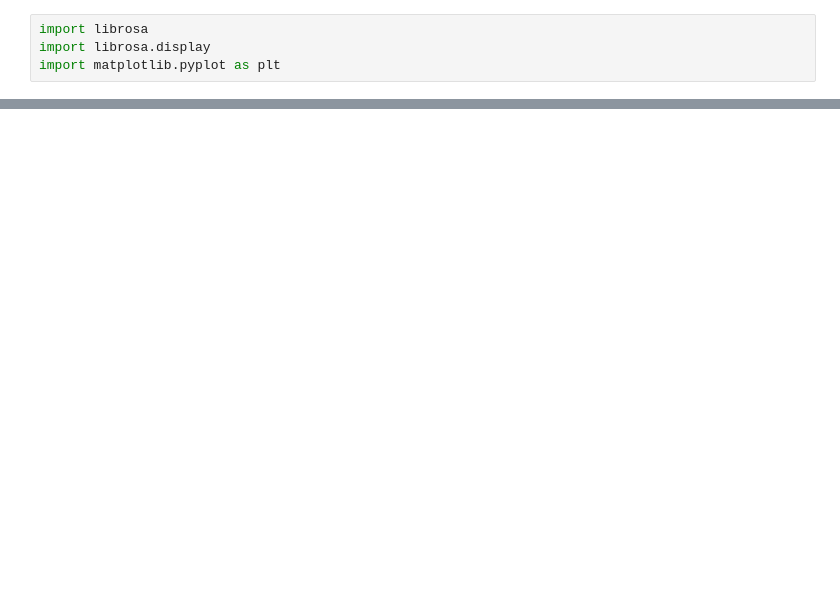
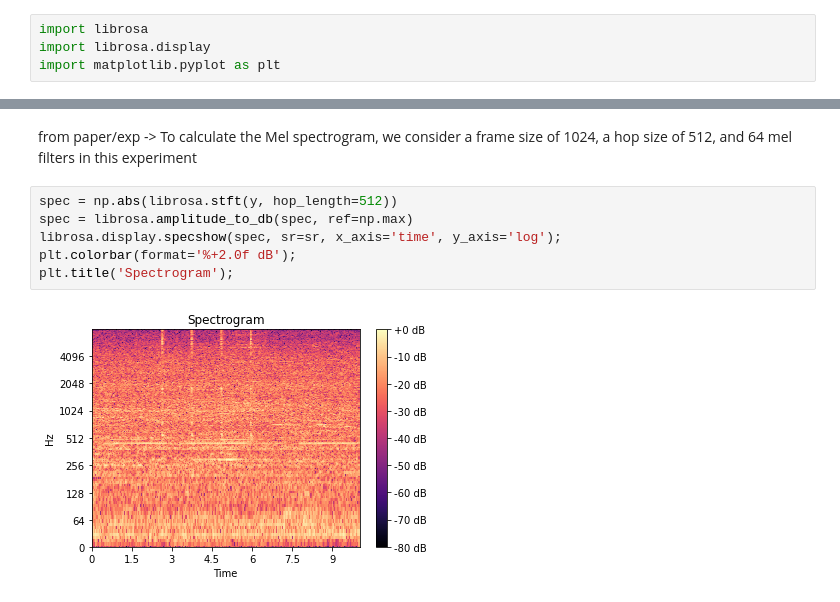
Before and after one commit to danielmendoza4213/motor_graders, a Jupyter notebook: test.ipynb, the cells around one changed output, grey strips where cells are left out. Drawn from its saved outputs; the diff is of its cells as text; blank space fills up the shorter version.

```diff
--- a/test.ipynb
+++ b/test.ipynb
@@ -24,0 +50,11 @@ plt.plot(y)
+# %% [markdown]
+from paper/exp -> To calculate the Mel spectrogram, we consider a frame size of 1024, a hop
+size of 512, and 64 mel filters in this experiment
+# %%
+spec = np.abs(librosa.stft(y, hop_length=512))
+spec = librosa.amplitude_to_db(spec, ref=np.max)
+librosa.display.specshow(spec, sr=sr, x_axis='time', y_axis='log');
+plt.colorbar(format='%+2.0f dB');
+plt.title('Spectrogram');
+# %% [output]
+[figure, added]
```
Also changed, not shown: parts of 10 cells of this notebook.
